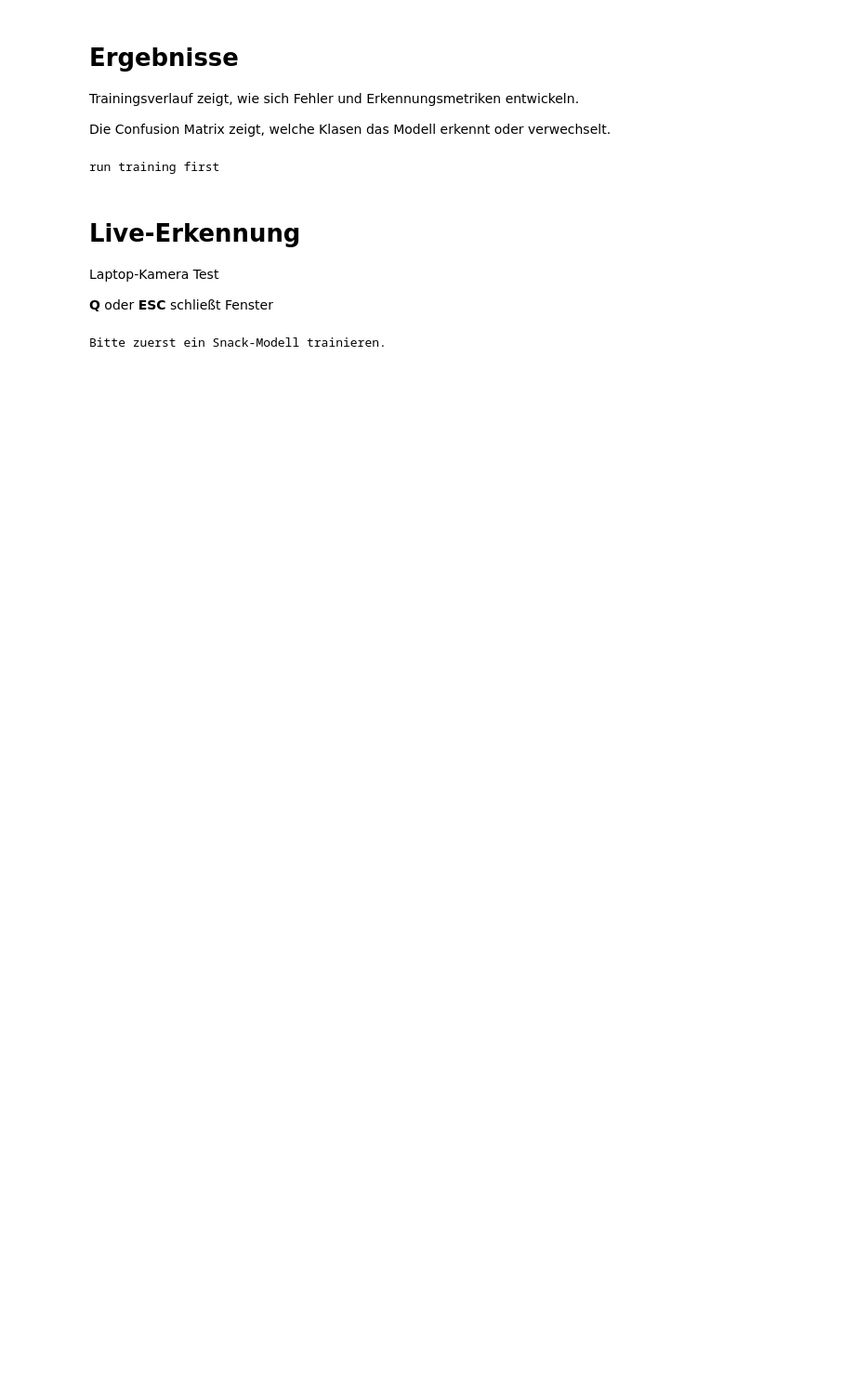
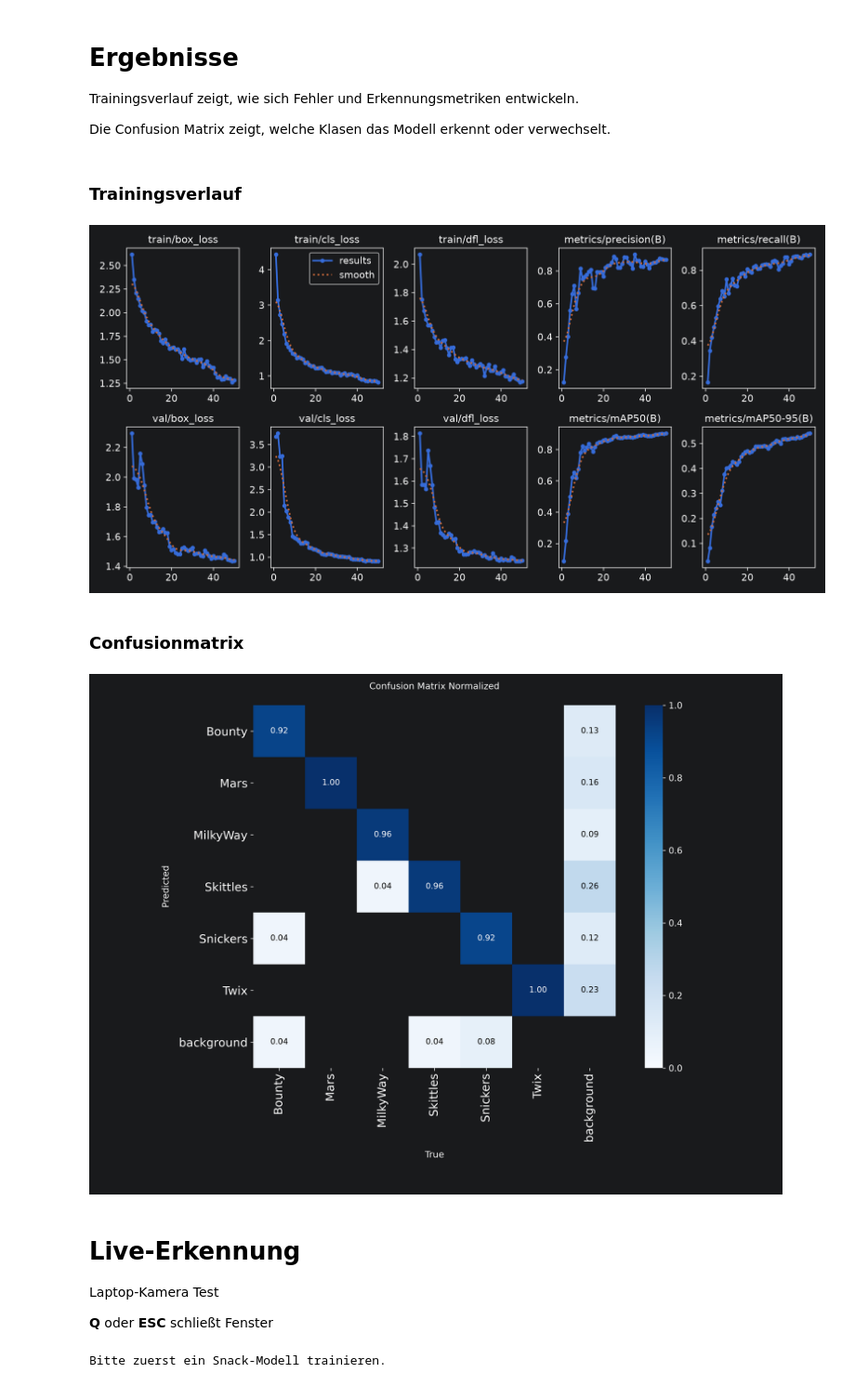
Before and after one commit to DanDerMan17/Snack_Detector_DSAI, a Jupyter notebook: Snack_Detection.ipynb, the cells around one changed output. Shown at 93% size. Drawn from its saved outputs; the diff is of its cells as text; code cells hidden in the pictures; blank space fills up the shorter version.

Commit message:
trained model

```diff
--- a/Snack_Detection.ipynb
+++ b/Snack_Detection.ipynb
@@ -262,7 +267,7 @@ else:
         epochs=EPOCHS,
         batch=4,
         imgsz=640,
-        device="gpu",
+        device=0,
         workers=0,
         project=str(ROOT / "runs"),
         name="snacks",
@@ -276,7 +281,7 @@ else:
         raise RuntimeError("No weights found")
 
     shutil.copy2(best_weights, ROOT / "models/best.pt")
-    run_dir = Path(model.trainer.run_dir)
+    run_dir = Path(model.trainer.save_dir)
 
     display(Markdown("""
         ### Training abgeschlossen
@@ -299,19 +340,22 @@ Die Confusion Matrix zeigt, welche Klasen das Modell erkennt oder verwechselt.
 # %%
 if run_dir is None:
     print("run training first")
 
 else:
     for title, filename in [
-        ("Trainingsverlauf", "result.png"),
+        ("Trainingsverlauf", "results.png"),
         ("Confusionmatrix", "confusion_matrix_normalized.png"),
     ]:
         path = run_dir / filename
 
         if path.is_file():
             display(Markdown(f"### {title}"))
             display(Image(filename=str(path), width=900))
 # %% [output]
-run training first
+### Trainingsverlauf
+[figure, added]
+### Confusionmatrix
+[figure, added]
 # %% [markdown]
 # Live-Erkennung
 
```
Also changed, not shown: parts of 3 cells of this notebook, 1 other file.
